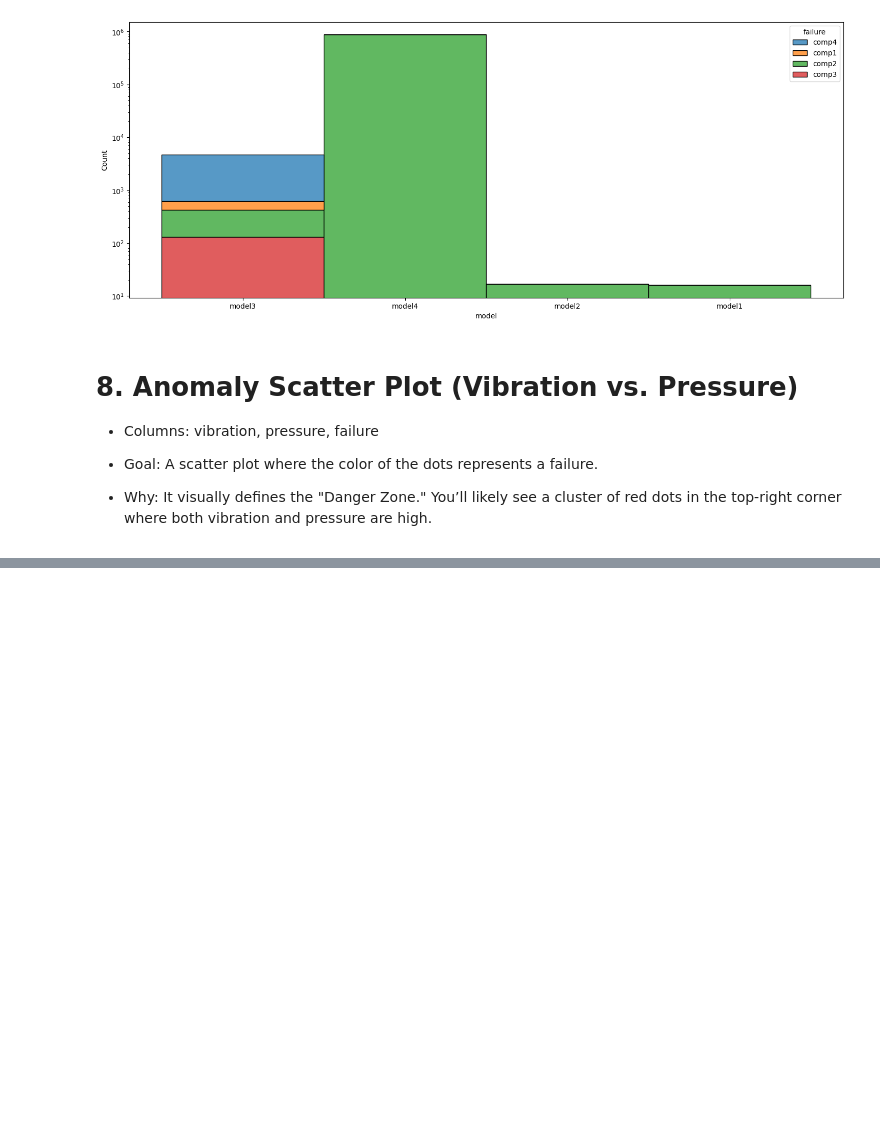
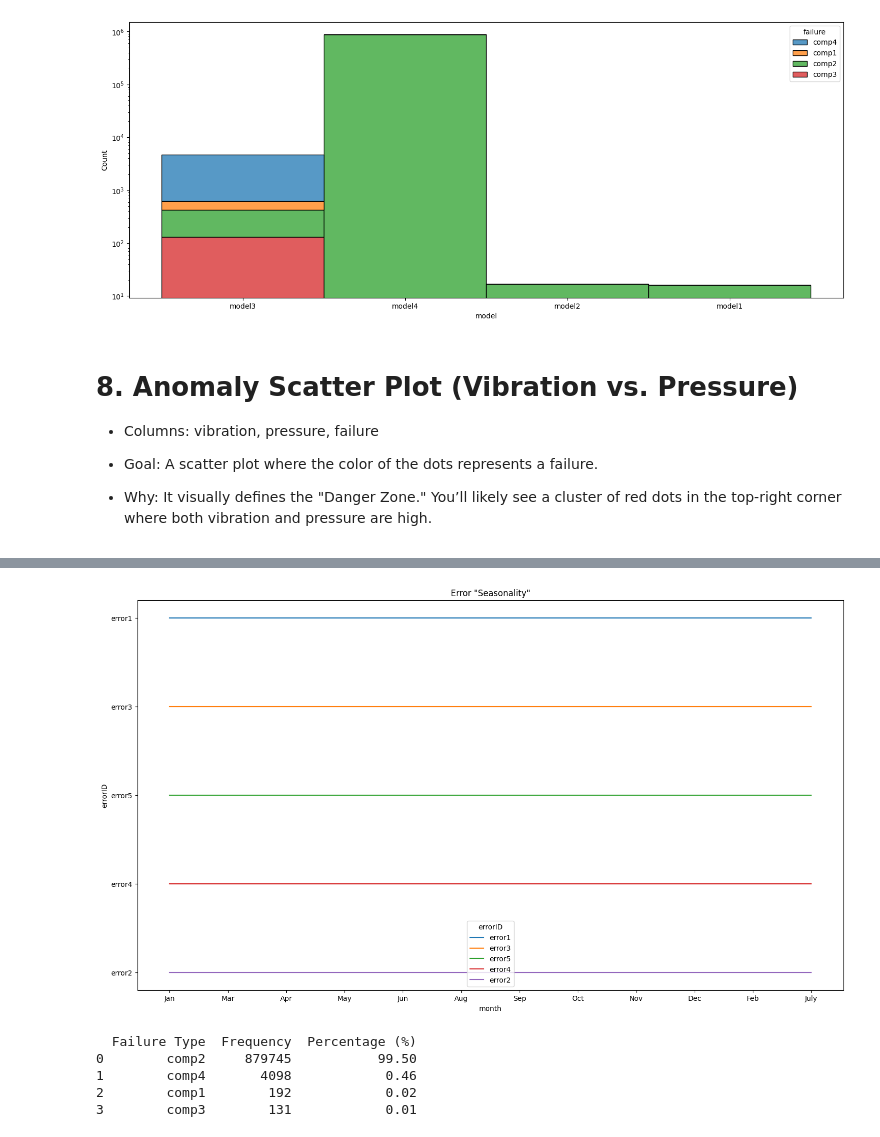
Before and after one commit to Brian342/RedBull_SensorSync, a Jupyter notebook: SensorSync.ipynb, the cells around one changed output, grey strips where cells are left out. Drawn from its saved outputs; the diff is of its cells as text; code cells hidden in the pictures; blank space fills up the shorter version.

```diff
--- a/SensorSync.ipynb
+++ b/SensorSync.ipynb
@@ -524,0 +504,22 @@ combine_copy[['vibration', 'pressure', 'failure']]
+# %%
+plt.subplots(figsize=(18,10))
+sns.lineplot(combine_copy, x='month', y='errorID', hue='errorID')
+plt.title('Error "Seasonality"')
+plt.xlim()
+plt.show()
+# %% [output]
+[figure, added]
+# %%
+# failure count of the components
+failure_summary = combine_copy['failure'].value_counts().reset_index()
+failure_summary.columns = ['Failure Type', 'Frequency']
+total_rows = len(combine_copy)
+failure_summary['Percentage (%)'] = (failure_summary['Frequency'] / total_rows) * 100
+failure_summary['Percentage (%)'] = failure_summary['Percentage (%)'].round(2)
+print(failure_summary)
+# %% [output]
+  Failure Type  Frequency  Percentage (%)
+0        comp2     879745           99.50
+1        comp4       4098            0.46
+2        comp1        192            0.02
+3        comp3        131            0.01
```
Also changed, not shown: parts of 5 cells of this notebook.
